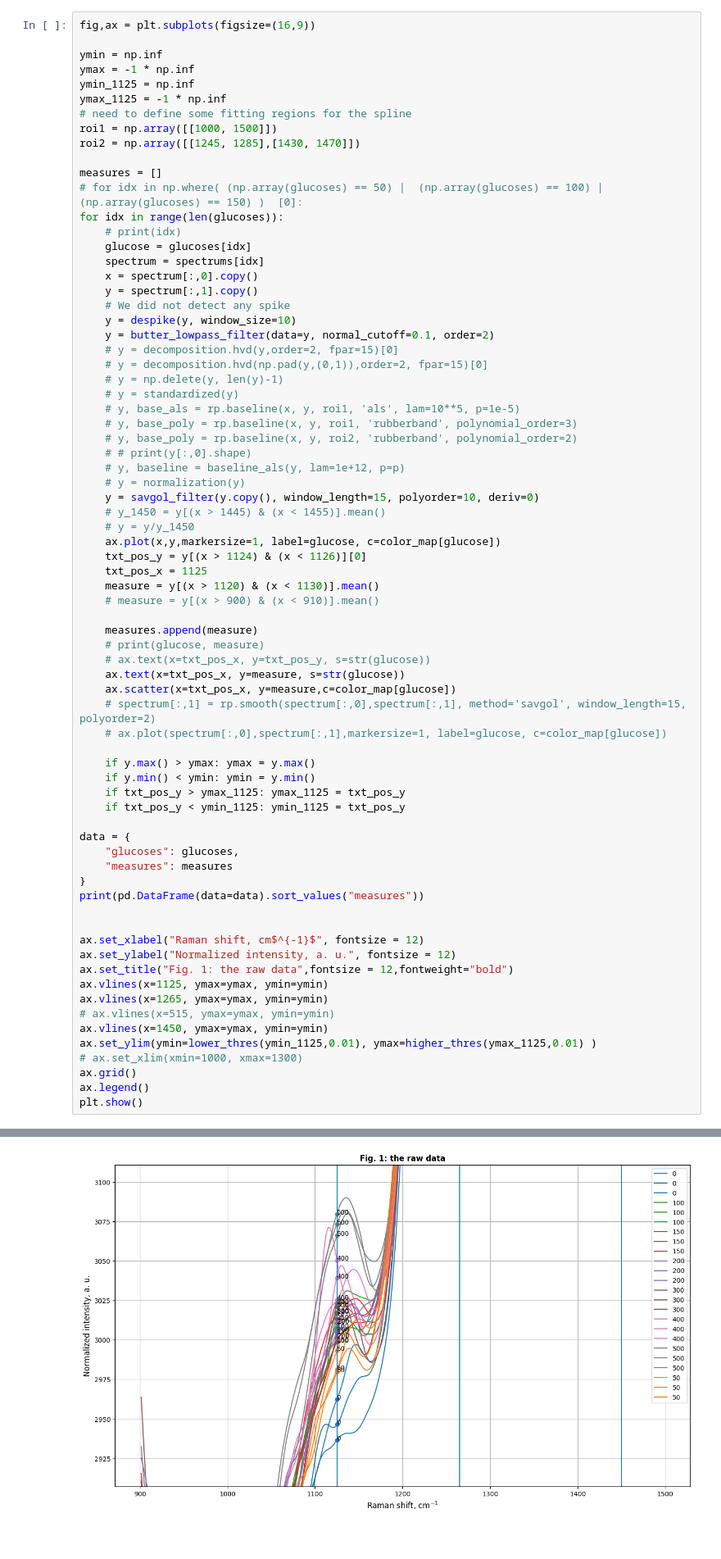
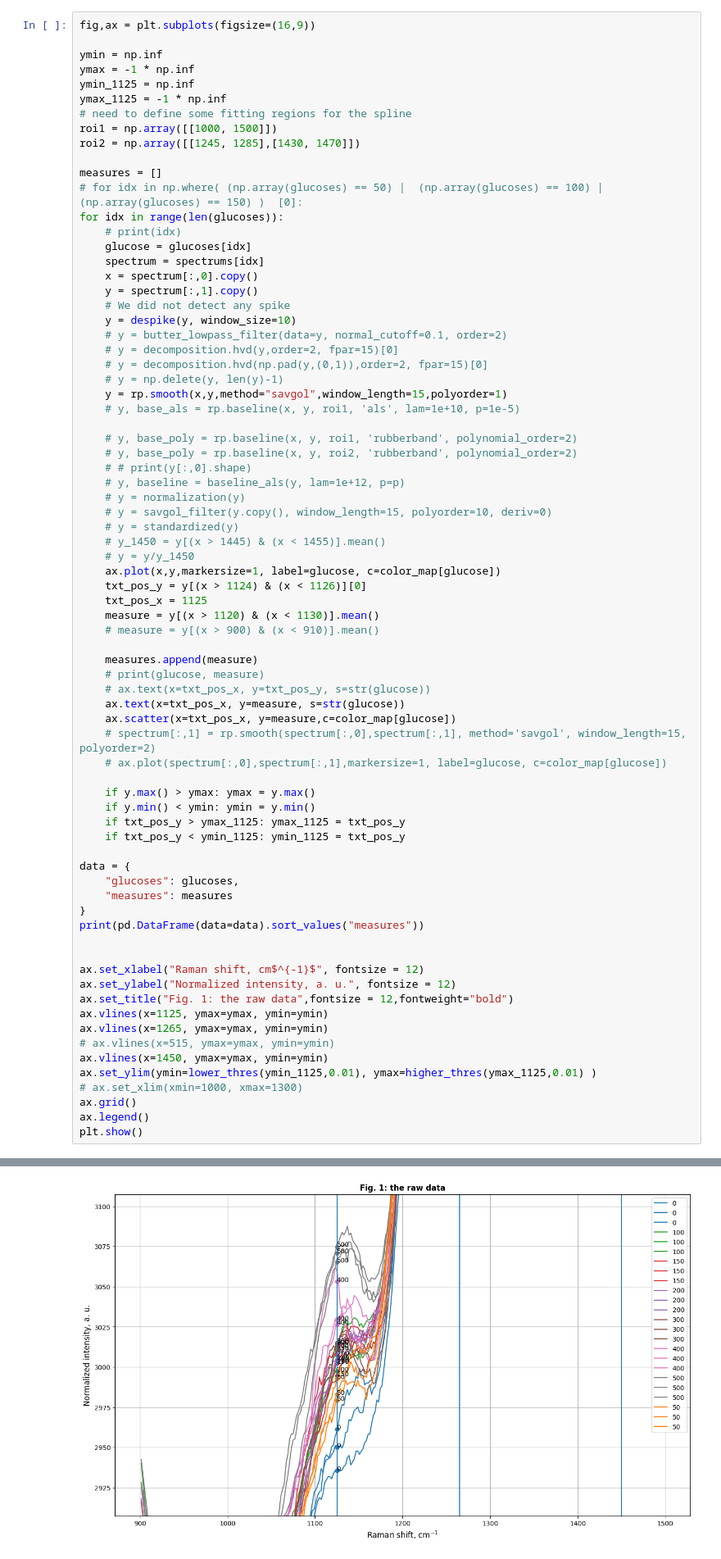
Before and after one commit to fizzyf0xy/Raman, a Jupyter notebook: python/20240318_glucoseWater2/analysis2-single.ipynb, the cells around one changed output, grey strips where cells are left out. Shown at 82% size. Saved outputs shown, nothing was run; the diff lists cells and outputs as text.

Commit message:
less aggreesive smooth

```diff
--- a/python/20240318_glucoseWater2/analysis2-single.ipynb
+++ b/python/20240318_glucoseWater2/analysis2-single.ipynb
@@ -201,18 +201,20 @@ for idx in range(len(glucoses)):
     y = spectrum[:,1].copy()
     # We did not detect any spike
     y = despike(y, window_size=10)
-    y = butter_lowpass_filter(data=y, normal_cutoff=0.1, order=2)
+    # y = butter_lowpass_filter(data=y, normal_cutoff=0.1, order=2)
     # y = decomposition.hvd(y,order=2, fpar=15)[0]
     # y = decomposition.hvd(np.pad(y,(0,1)),order=2, fpar=15)[0]
     # y = np.delete(y, len(y)-1)
-    # y = standardized(y)
-    # y, base_als = rp.baseline(x, y, roi1, 'als', lam=10**5, p=1e-5)
-    # y, base_poly = rp.baseline(x, y, roi1, 'rubberband', polynomial_order=3)
+    y = rp.smooth(x,y,method="savgol",window_length=15,polyorder=1)
+    # y, base_als = rp.baseline(x, y, roi1, 'als', lam=1e+10, p=1e-5)
+
+    # y, base_poly = rp.baseline(x, y, roi1, 'rubberband', polynomial_order=2)
     # y, base_poly = rp.baseline(x, y, roi2, 'rubberband', polynomial_order=2)
     # # print(y[:,0].shape)
     # y, baseline = baseline_als(y, lam=1e+12, p=p)
     # y = normalization(y)
-    y = savgol_filter(y.copy(), window_length=15, polyorder=10, deriv=0)
+    # y = savgol_filter(y.copy(), window_length=15, polyorder=10, deriv=0)
+    # y = standardized(y)
     # y_1450 = y[(x > 1445) & (x < 1455)].mean()
     # y = y/y_1450
     ax.plot(x,y,markersize=1, label=glucose, c=color_map[glucose])
@@ -274,4 +276,4 @@ plt.show()
-[figure, old version]
+[figure, new version]
 # %%
 data = {
     "glucoses": glucoses,
```
Also changed, not shown: parts of 1 cell of this notebook.
